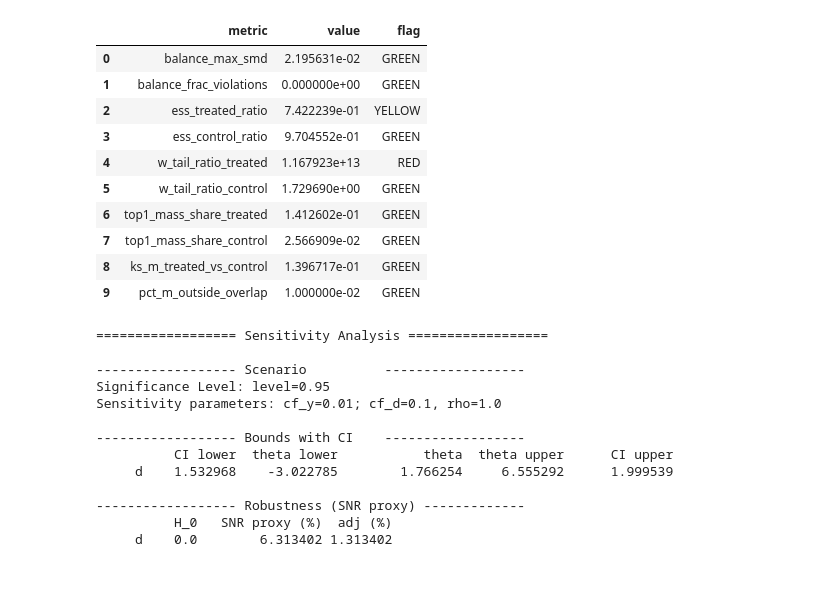
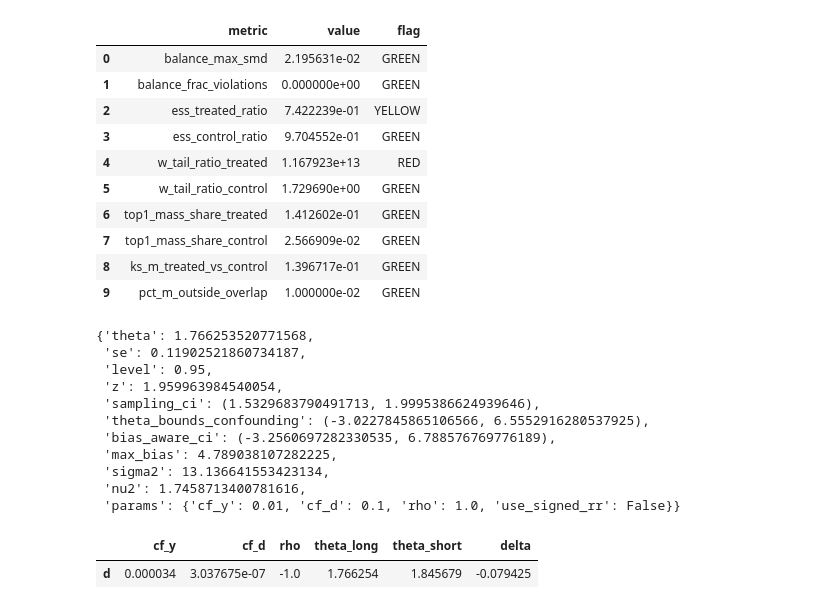
Before and after one commit to IoannMartynov/CausalKit, a Jupyter notebook: docs/examples/dml_ate.ipynb, the cells around one changed output. Cells and saved outputs as stored; diff of their text form; code cells hidden in the pictures; blank space fills up the shorter version.

Commit message:
Refactored sensitivity functions into a standalone module; added tests for bias-aware sensitivity and benchmarking methods.

```diff
--- a/docs/examples/dml_ate.ipynb
+++ b/docs/examples/dml_ate.ipynb
@@ -287,24 +287,25 @@ rep_uc['summary']
 | 8 | ks_m_treated_vs_control | 1.396717e-01 | GREEN |
 | 9 | pct_m_outside_overlap | 1.000000e-02 | GREEN |
 # %%
-
 from causalkit.refutation.unconfoundedness.uncofoundedness_validation import (
-    sensitivity_analysis, get_sensitivity_summary,
+    sensitivity_analysis, sensitivity_benchmark
 )
 
-summary_str = sensitivity_analysis(ate_result, cf_y=0.01, cf_d=0.1, rho=1.0, level=0.95)
-print(get_sensitivity_summary(ate_result))  # or print(summary_str)
+sensitivity_analysis(ate_result, cf_y=0.01, cf_d=0.1, rho=1.0, level=0.95)
 # %% [output]
-================== Sensitivity Analysis ==================
-
------------------- Scenario          ------------------
-Significance Level: level=0.95
-Sensitivity parameters: cf_y=0.01; cf_d=0.1, rho=1.0
-
------------------- Bounds with CI    ------------------
-          CI lower  theta lower           theta  theta upper      CI upper
-     d    1.532968    -3.022785        1.766254     6.555292      1.999539
-
------------------- Robustness (SNR proxy) -------------
-          H_0   SNR proxy (%)  adj (%)
-     d    0.0        6.313402 1.313402
+{'theta': 1.766253520771568,
+ 'se': 0.11902521860734187,
+ 'level': 0.95,
+ 'z': 1.959963984540054,
+ 'sampling_ci': (1.5329683790491713, 1.9995386624939646),
+ 'theta_bounds_confounding': (-3.0227845865106566, 6.5552916280537925),
+ 'bias_aware_ci': (-3.2560697282330535, 6.788576769776189),
+ 'max_bias': 4.789038107282225,
+ 'sigma2': 13.136641553423134,
+ 'nu2': 1.7458713400781616,
+ 'params': {'cf_y': 0.01, 'cf_d': 0.1, 'rho': 1.0, 'use_signed_rr': False}}
+# %%
+sensitivity_benchmark(ate_result, benchmarking_set =['tenure_months'])
+# %% [output]
+|  | cf_y | cf_d | rho | theta_long | theta_short | delta |
+| d | 0.000034 | 3.037675e-07 | -1.0 | 1.766254 | 1.845679 | -0.079425 |
```
Also changed, not shown: parts of 1 cell of this notebook, 15 other files.
